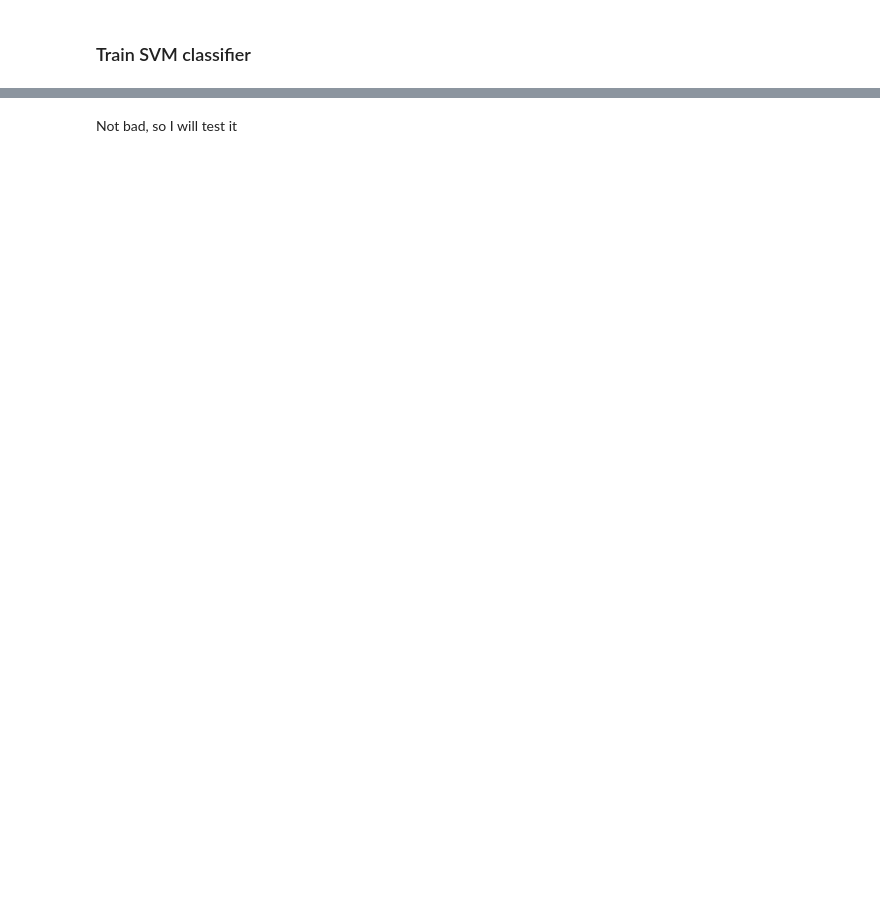
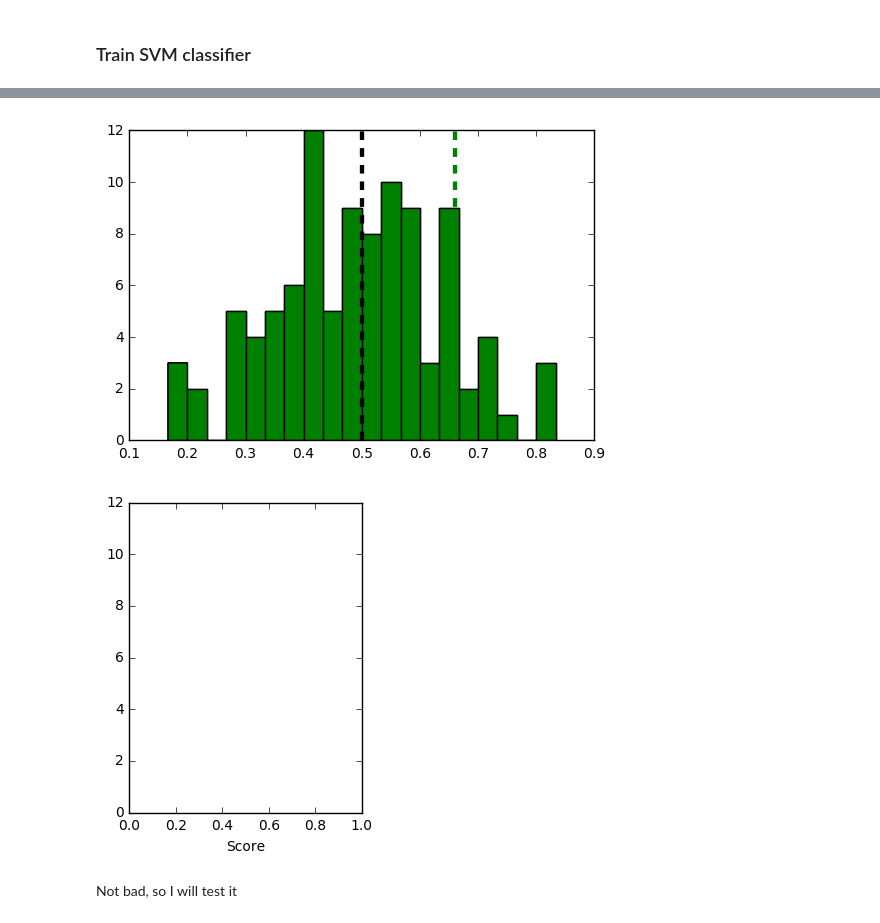
Before and after one commit to gbarrene/social_tracking, a Jupyter notebook: CosineSimilaritySVM.ipynb, the cells around one changed output, grey strips where cells are left out. Drawn from its saved outputs; the diff is of its cells as text; code cells hidden in the pictures; blank space fills up the shorter version.

```diff
--- a/CosineSimilaritySVM.ipynb
+++ b/CosineSimilaritySVM.ipynb
@@ -231,2 +278,26 @@ cross.mean()
+# %%
+n_classes = 2
+plt.hist(permutation_scores, 20, label='Permutation scores')
+ylim = plt.ylim()
+# BUG: vlines(..., linestyle='--') fails on older versions of matplotlib
+#plt.vlines(score, ylim[0], ylim[1], linestyle='--',
+#          color='g', linewidth=3, label='Classification Score'
+#          ' (pvalue %s)' % pvalue)
+#plt.vlines(1.0 / n_classes, ylim[0], ylim[1], linestyle='--',
+#          color='k', linewidth=3, label='Luck')
+plt.plot(2 * [score], ylim, '--g', linewidth=3,
+         label='Classification Score'
+         ' (pvalue %s)' % pvalue)
+plt.plot(2 * [1. / n_classes], ylim, '--k', linewidth=3, label='Luck')
+
+plt.figure(figsize=(3,4))
+
+plt.ylim(ylim)
+plt.legend()
+plt.xlabel('Score')
+plt.show()
+# %% [output]
+[figure, added]
+[figure, added]
 # %% [markdown]
 Not bad, so I will test it
```
Also changed, not shown: parts of 25 cells of this notebook.
